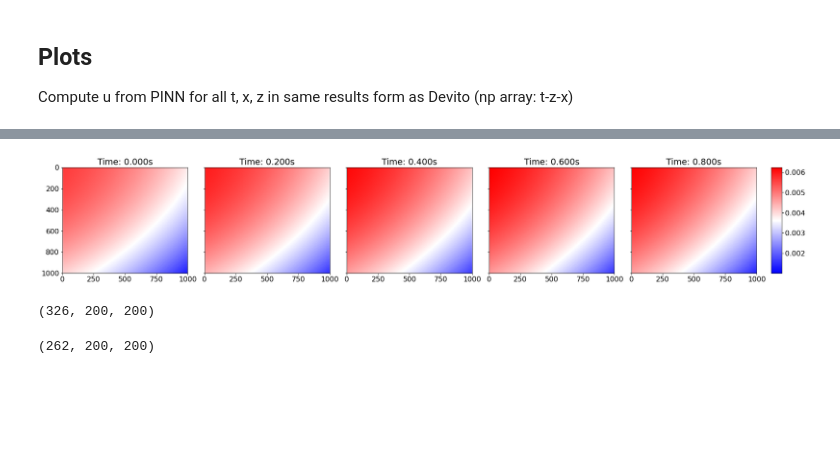
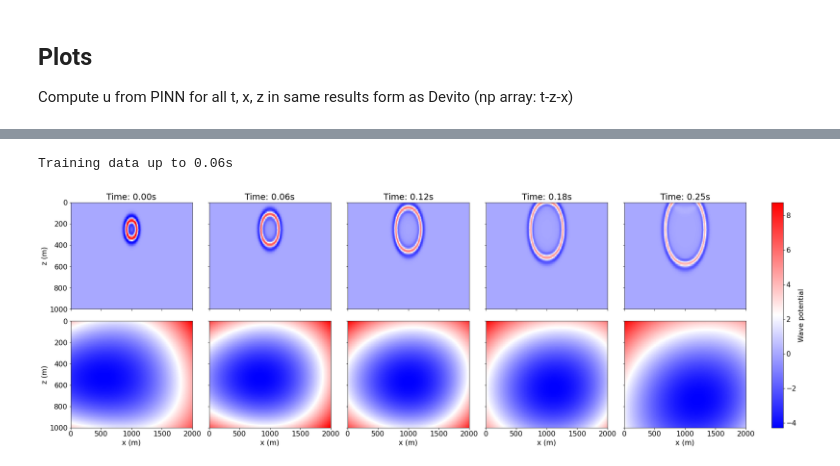
Before and after one commit to StephenTGibson/COMP527-colabNotebooks, a Jupyter notebook: COMP702-MScProject/PINNs_wave_eq_experimentation_.ipynb, the cells around one changed output, grey strips where cells are left out. Cells and saved outputs as stored; diff of their text form; code cells hidden in the pictures; blank space fills up the shorter version.

```diff
--- a/COMP702-MScProject/PINNs_wave_eq_experimentation_.ipynb
+++ b/COMP702-MScProject/PINNs_wave_eq_experimentation_.ipynb
@@ -373,10 +388,13 @@ hiddenLayers = 4
 nodesPerLayer = 20
 activationFunction = nn.Softplus()
 
+uTrainSlices = 10
 sourceEndTime = 2/f0 ### MILLISECONDS ###
 fdSliceStart = int(sourceEndTime/dt)
-fdSliceEnd = fdSliceStart + 10
-uTrain = FD_solution[fdSliceStart:fdSliceEnd]
+fdSliceEnd = fdSliceStart + uTrainSlices
+FD_solution = FD_solutionWithSrc[fdSliceStart:]
+
+uTrain = FD_solution[:fdSliceEnd]
 
 uTrainDeltas = np.array([
     dt*1e-3,
@@ -388,10 +406,10 @@ maxArray = np.array([
     zLimit_m,
     0.,])
 
-NuTotal = 1000
-NfTotal = 2000
-trainingResample = True
-NuRange = False
+NuTotal = 6000
+NfTotal = 1000
+trainingResample = False
+NuRange = True
 
 maxIterations = 50000
 maxEvaluations = 50000
@@ -436,3 +457,5 @@ fig = utilityFunctions.trainingHistoryPlot(model.history,
+# %%
+PINN_solution = model.generateOutput()
 # %% [markdown]
 ## Plots
 Compute u from PINN for all t, x, z in same results form as Devito (np array: t-z-x)
@@ -457,33 +462,33 @@ uArray = np.reshape(uTensFlat.cpu().detach().numpy(), (numPlots+1, nz, nx))
 # %%
-norm = matplotlib.colors.Normalize(uArray.min(), uArray.max())
+numPlots = 5
 
+norm = matplotlib.colors.Normalize(min(FD_solution.min(), PINN_solution.min()), max(FD_solution.max(), PINN_solution.max()))
 cmap = matplotlib.cm.get_cmap('bwr')
 mapping = matplotlib.cm.ScalarMappable(norm=norm, cmap=cmap)
-
-fig, axs = plt.subplots(1, numPlots,
-                        figsize=(24, 4),
+fig, axs = plt.subplots(2, numPlots,
+                        figsize=(24, 8),
                         constrained_layout=True,
+                        sharex=True,
                         sharey=True,
                         )
-axs[0].invert_yaxis()
+axs[0,0].invert_yaxis()
 
-for idx, ax in enumerate(axs):
-    # print(idx*int(u.data.shape[0]/numPlots) * (T / u.data.shape[0]))
-    plot = ax.pcolormesh(x, z, uArray[idx], norm=norm, cmap='bwr')
-    ax.set_title(f'Time: {t[idx]:.3f}s')
+for idx, ax in enumerate(axs[0]):
+    plot = ax.pcolormesh(xGrid, zGrid, FD_solution[idx * int(FD_solution.shape[0]/numPlots)].T, norm=norm, cmap='bwr')
+    if idx == 0:
+        ax.set_ylabel('z (m)')
+    ax.set_title(f'Time: {(uTrainDeltas[0] * idx * int(FD_solution.shape[0]/numPlots)):.2f}s')
+for idx, ax in enumerate(axs[1]):
+    plot = ax.pcolormesh(xGrid, zGrid, PINN_solution[idx * int(PINN_solution.shape[0]/numPlots)].T, cmap='bwr')  #norm=norm,
+    ax.set_xlabel('x (m)')
+    if idx == 0:
+        ax.set_ylabel('z (m)')
+clb = fig.colorbar(mapping, ax=axs.ravel(), aspect=60)
+clb.set_label('Wave potential')
 
-fig.colorbar(mapping, aspect=60)
+print(f'Training data up to {(uTrainDeltas[0] * uTrainSlices):.2f}s')
 
 plt.show()
 # %% [output]
+Training data up to 0.06s
-[figure, old version]
+[figure, new version]
-# %%
-FD_solution.shape
-# %% [output]
-(326, 200, 200)
-# %%
-FD_solutionPlot = FD_solution[fdSliceStart:]
-
-FD_solutionPlot.shape
-# %% [output]
-(262, 200, 200)
```
Also changed, not shown: parts of 12 cells of this notebook.
